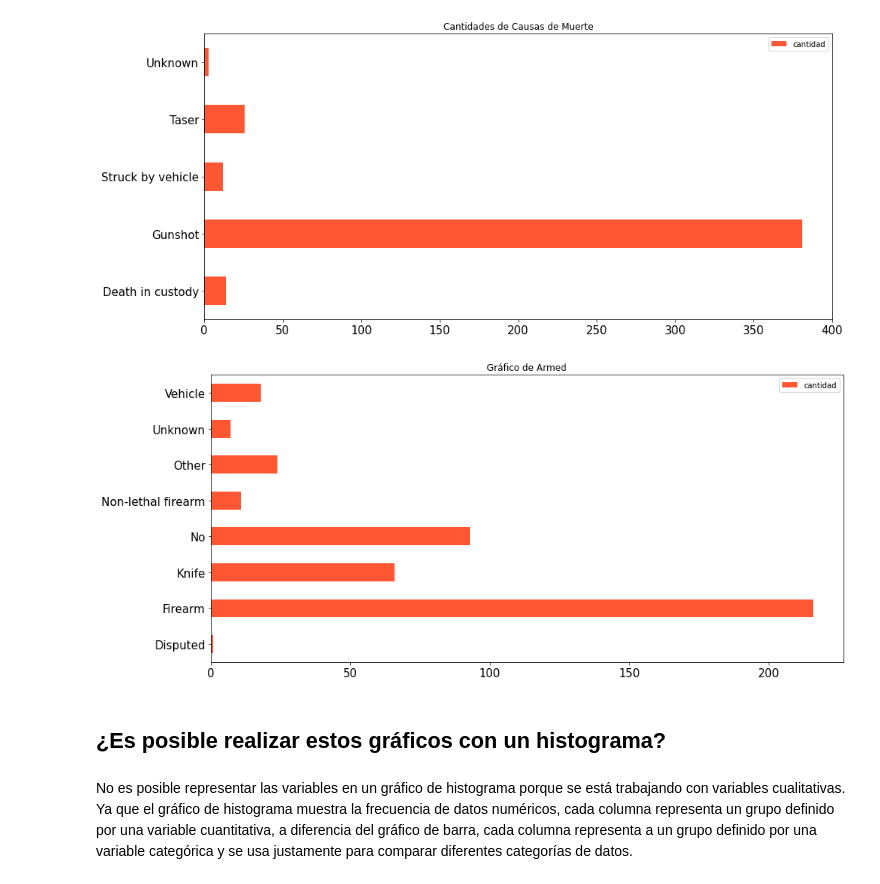
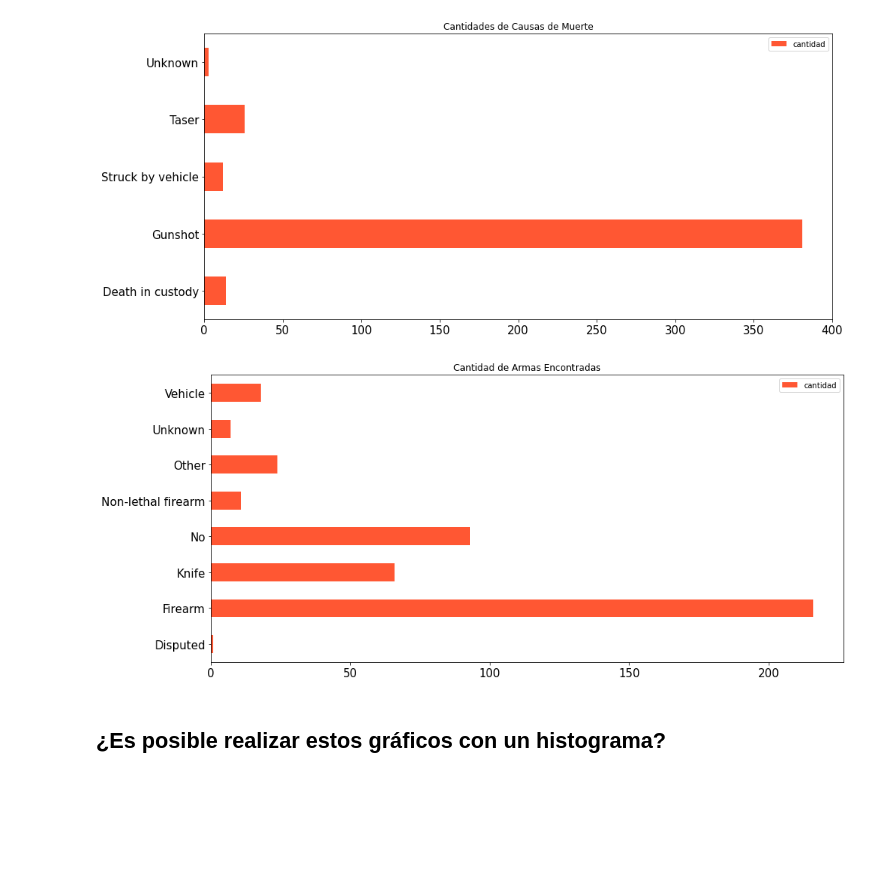
Before and after one commit to Jonathan-R0/TP1-OrganizacionDeDatos, a Jupyter notebook: src/Parte1Merged.ipynb, the cells around one changed output. Saved outputs shown, nothing was run; the diff lists cells and outputs as text; code cells hidden in the pictures; blank space fills up the shorter version.

Commit message:
Fix title and text

```diff
--- a/src/Parte1Merged.ipynb
+++ b/src/Parte1Merged.ipynb
@@ -401,10 +401,8 @@ df_merged.loc["cause"]\
 [figure]
 # %%
 df_merged.loc["armed"]\
-         .plot(kind='barh', color=[red], width=0.5, fontsize=15, title="Gráfico de Armed", figsize=(15,7));
+         .plot(kind='barh', color=[red], width=0.5, fontsize=15, title="Cantidad de Armas Encontradas", figsize=(15,7));
 # %% [output]
-[figure, old version]
+[figure, new version]
 # %% [markdown]
 ## ¿Es posible realizar estos gráficos con un histograma?
-# %% [markdown]
-No es posible representar las variables en un gráfico de histograma porque se está trabajando con variables cualitativas. Ya que el gráfico de histograma muestra la frecuencia de datos numéricos, cada columna representa un grupo definido por una variable cuantitativa, a diferencia del gráfico de barra, cada columna representa a un grupo definido por una variable categórica y se usa justamente para comparar diferentes categorías de datos.
```
Also changed, not shown: parts of 4 cells of this notebook.
